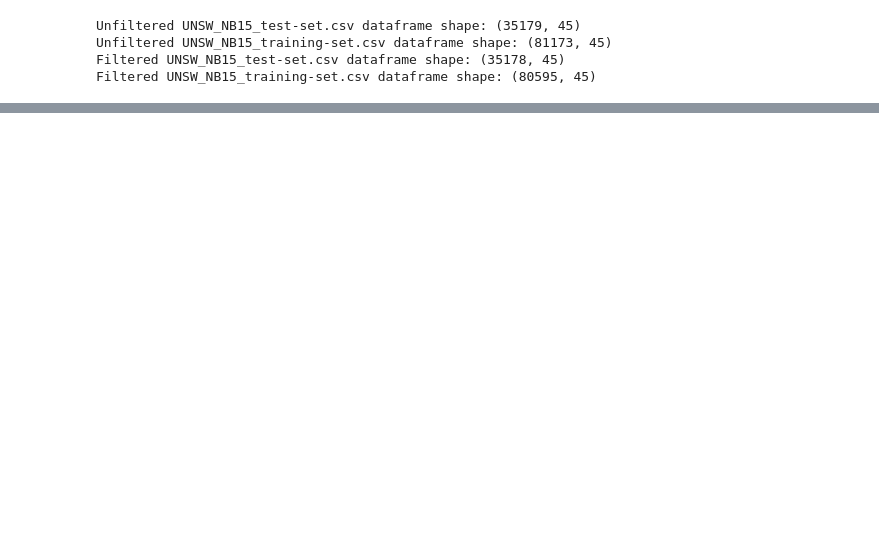
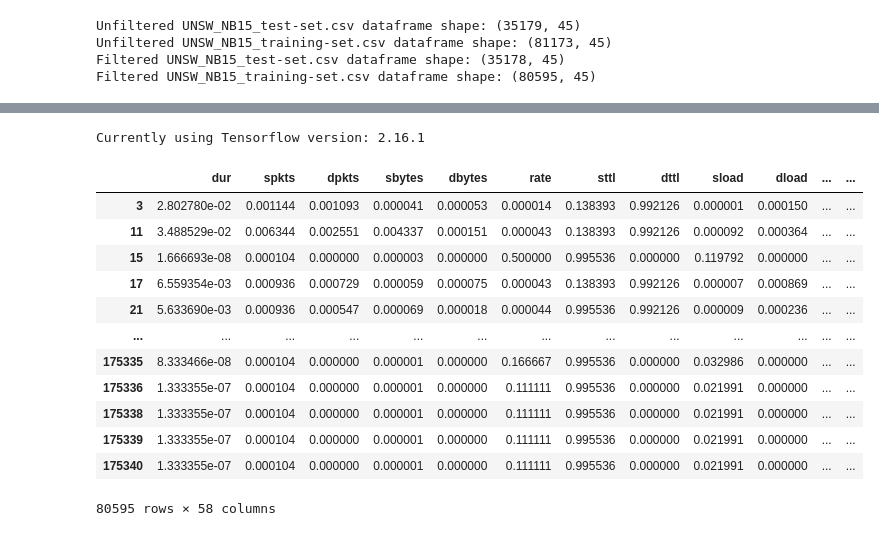
Before and after one commit to davidjcastrejon/ml-cyberattack-detection, a Jupyter notebook: cybersecurity.ipynb, the cells around one changed output, grey strips where cells are left out. Drawn from its saved outputs; the diff is of its cells as text; code cells hidden in the pictures; blank space fills up the shorter version.

```diff
--- a/cybersecurity.ipynb
+++ b/cybersecurity.ipynb
@@ -263,0 +293,31 @@ test_df
+# %%
+'''
+Hot encode 'attack_cat' column for labeling.
+'''
+
+import pandas as pd
+from sklearn.preprocessing import LabelEncoder
+
+# Function to encode text values to integers
+def encode_text_integer(df, name):
+    encoder = LabelEncoder()
+    df[name] = encoder.fit_transform(df[name])
+
+# Encode 'attack_cat' column to integers
+encode_text_integer(train_df, 'attack_cat')
+encode_text_integer(test_df, 'attack_cat')
+train_df['attack_cat'] = train_df['attack_cat'].astype('int32')
+test_df['attack_cat'] = test_df['attack_cat'].astype('int32')
+
+# Assuming df is your DataFrame
+train_boolean_columns = train_df.select_dtypes(include='bool').columns
+test_boolean_columns = test_df.select_dtypes(include='bool').columns
+train_df[train_boolean_columns] = train_df[train_boolean_columns].astype('int32')
+test_df[test_boolean_columns] = test_df[test_boolean_columns].astype('int32')
+
+# Write the filtered dataframes back to CSV files
+test_df.to_csv(test_file, index=False)
+train_df.to_csv(train_file, index=False)
+
+# Print 'attack_cat' column
+print(train_df['attack_cat'])
@@ -263,0 +337,29 @@ test_df
+# %%
+import tensorflow as tf
+print('Currently using Tensorflow version: ' + tf.__version__)
+# %% [output]
+Currently using Tensorflow version: 2.16.1
+# %%
+'''
+Extract testing and training data from dataframes.
+'''
+
+X_train = train_df.drop('attack_cat', axis=1)  # Exclude 'attack_cat' column
+y_train = train_df['attack_cat']
+X_test = test_df.drop('attack_cat', axis=1) # Exclude 'attack_cat' column
+y_test = test_df['attack_cat']
+X_train
+# %% [output]
+|  | dur | spkts | dpkts | sbytes | dbytes | rate | sttl | dttl | sload | dload | ... | ... |
+| 3 | 2.802780e-02 | 0.001144 | 0.001093 | 0.000041 | 0.000053 | 0.000014 | 0.138393 | 0.992126 | 0.000001 | 0.000150 | ... | ... |
+| 11 | 3.488529e-02 | 0.006344 | 0.002551 | 0.004337 | 0.000151 | 0.000043 | 0.138393 | 0.992126 | 0.000092 | 0.000364 | ... | ... |
+| 15 | 1.666693e-08 | 0.000104 | 0.000000 | 0.000003 | 0.000000 | 0.500000 | 0.995536 | 0.000000 | 0.119792 | 0.000000 | ... | ... |
+| 17 | 6.559354e-03 | 0.000936 | 0.000729 | 0.000059 | 0.000075 | 0.000043 | 0.138393 | 0.992126 | 0.000007 | 0.000869 | ... | ... |
+| 21 | 5.633690e-03 | 0.000936 | 0.000547 | 0.000069 | 0.000018 | 0.000044 | 0.995536 | 0.992126 | 0.000009 | 0.000236 | ... | ... |
+| ... | ... | ... | ... | ... | ... | ... | ... | ... | ... | ... | ... | ... |
+| 175335 | 8.333466e-08 | 0.000104 | 0.000000 | 0.000001 | 0.000000 | 0.166667 | 0.995536 | 0.000000 | 0.032986 | 0.000000 | ... | ... |
+| 175336 | 1.333355e-07 | 0.000104 | 0.000000 | 0.000001 | 0.000000 | 0.111111 | 0.995536 | 0.000000 | 0.021991 | 0.000000 | ... | ... |
+| 175338 | 1.333355e-07 | 0.000104 | 0.000000 | 0.000001 | 0.000000 | 0.111111 | 0.995536 | 0.000000 | 0.021991 | 0.000000 | ... | ... |
+| 175339 | 1.333355e-07 | 0.000104 | 0.000000 | 0.000001 | 0.000000 | 0.111111 | 0.995536 | 0.000000 | 0.021991 | 0.000000 | ... | ... |
+| 175340 | 1.333355e-07 | 0.000104 | 0.000000 | 0.000001 | 0.000000 | 0.111111 | 0.995536 | 0.000000 | 0.021991 | 0.000000 | ... | ... |
+80595 rows × 58 columns
```
Also changed, not shown: parts of 7 cells of this notebook, 2 other files.
